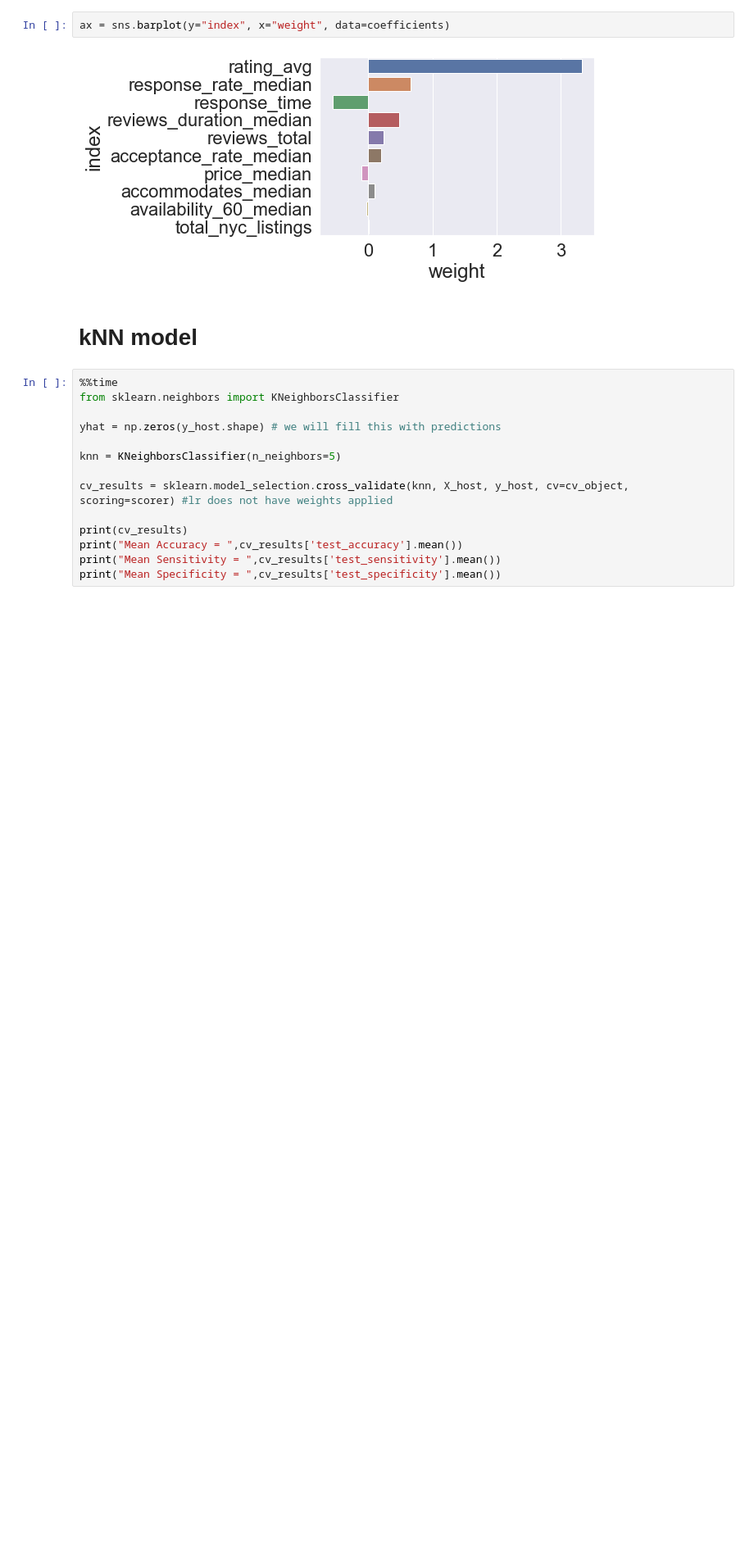
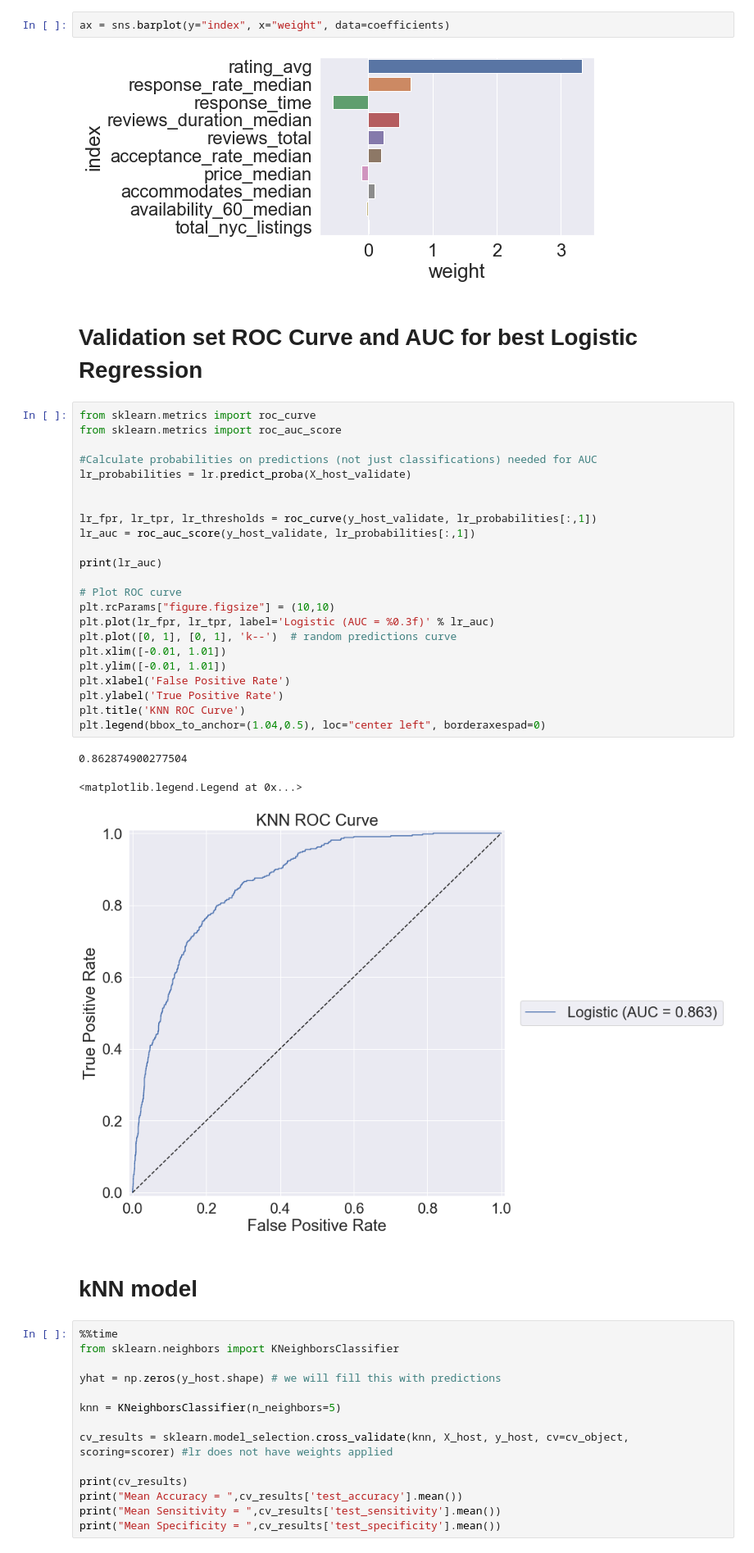
Before and after one commit to rickfontenot/airbnb, a Jupyter notebook: Lab2/WorkingFiles/lab2_Rick2.ipynb, the cells around one changed output. Shown at 82% size. Drawn from its saved outputs; the diff is of its cells as text; blank space fills up the shorter version.

Commit message:
lab2_Rick2 add roc curves & compare

```diff
--- a/Lab2/WorkingFiles/lab2_Rick2.ipynb
+++ b/Lab2/WorkingFiles/lab2_Rick2.ipynb
@@ -1157,6 +1157,35 @@ coefficients.head(100)
 ax = sns.barplot(y="index", x="weight", data=coefficients)
 # %% [output]
 [figure]
+# %% [markdown]
+# Validation set ROC Curve and AUC for best Logistic Regression
+# %%
+from sklearn.metrics import roc_curve
+from sklearn.metrics import roc_auc_score
+
+#Calculate probabilities on predictions (not just classifications) needed for AUC
+lr_probabilities = lr.predict_proba(X_host_validate)
+
+
+lr_fpr, lr_tpr, lr_thresholds = roc_curve(y_host_validate, lr_probabilities[:,1])
+lr_auc = roc_auc_score(y_host_validate, lr_probabilities[:,1])
+
+print(lr_auc)
+
+# Plot ROC curve
+plt.rcParams["figure.figsize"] = (10,10)
+plt.plot(lr_fpr, lr_tpr, label='Logistic (AUC = %0.3f)' % lr_auc)
+plt.plot([0, 1], [0, 1], 'k--')  # random predictions curve
+plt.xlim([-0.01, 1.01])
+plt.ylim([-0.01, 1.01])
+plt.xlabel('False Positive Rate')
+plt.ylabel('True Positive Rate')
+plt.title('KNN ROC Curve')
+plt.legend(bbox_to_anchor=(1.04,0.5), loc="center left", borderaxespad=0)
+# %% [output]
+0.862874900277504
+<matplotlib.legend.Legend at 0x...>
+[figure, added]
 # %% [markdown]
 # kNN model
 # %%
```
Also changed, not shown: parts of 6 cells of this notebook.
